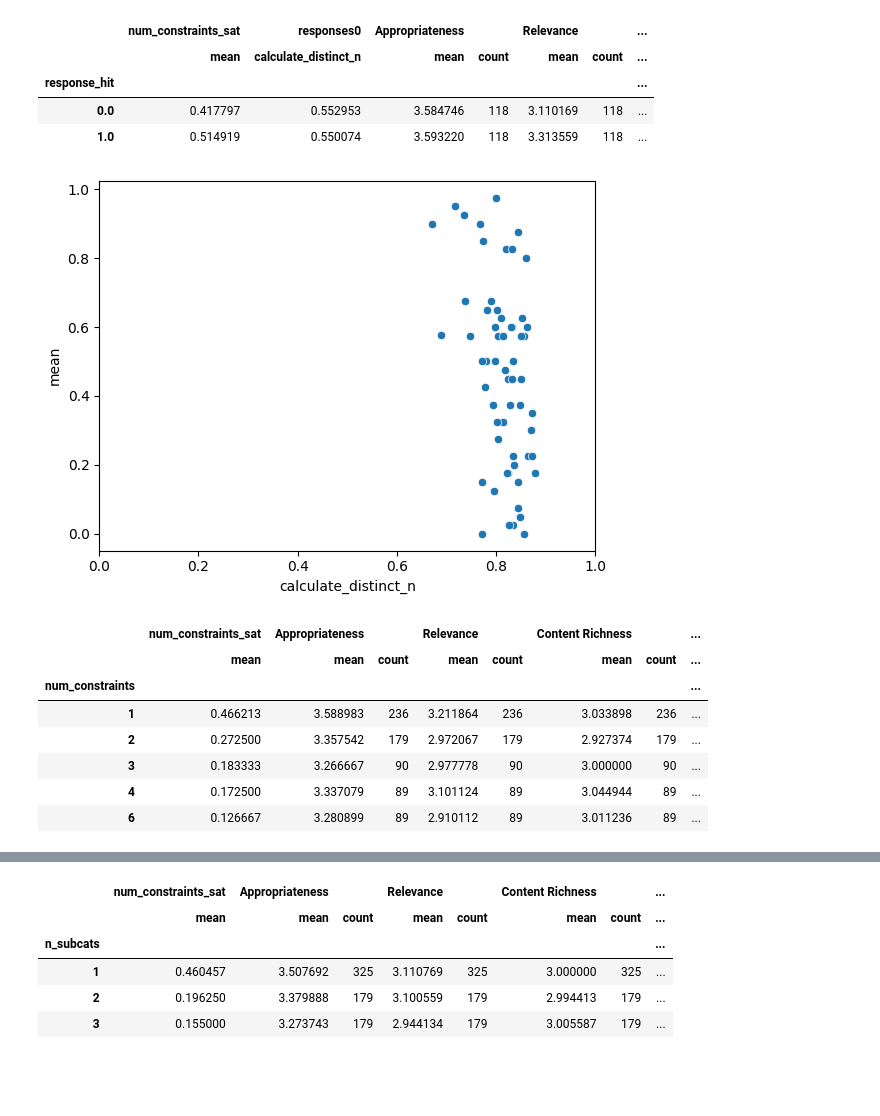
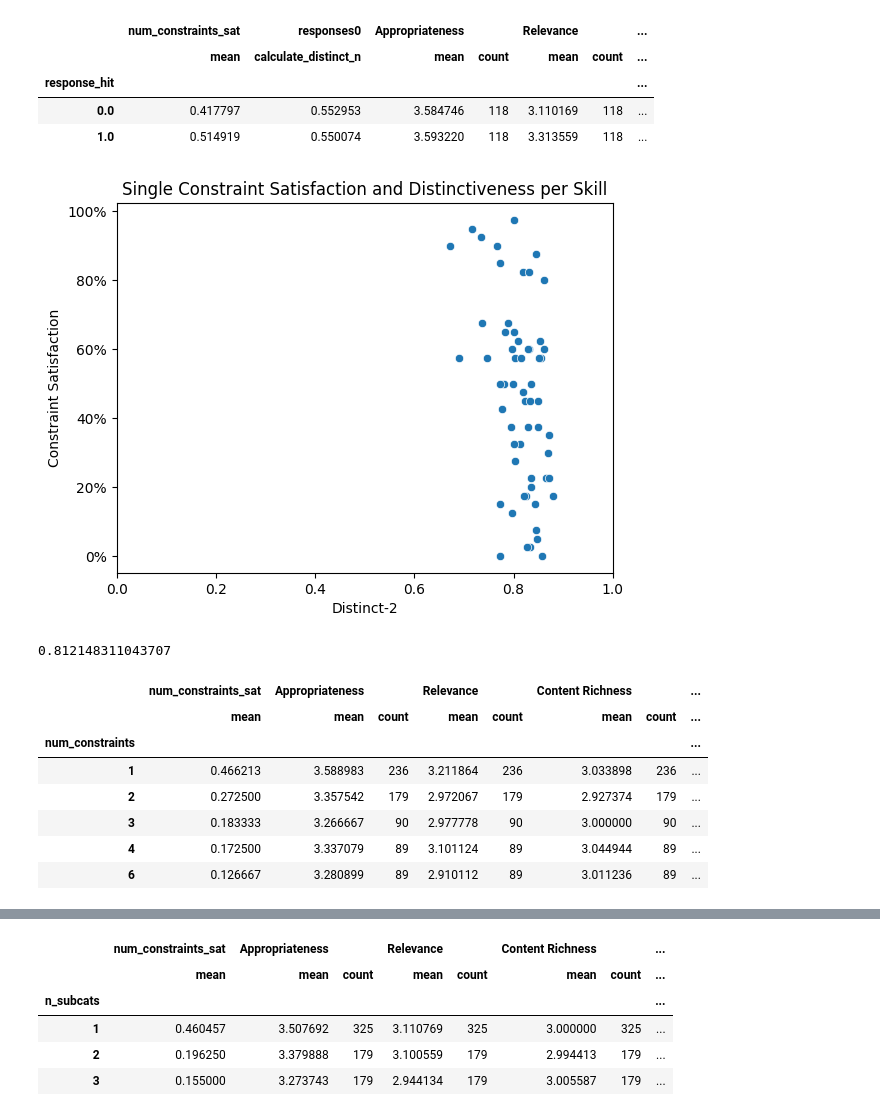
Before and after one commit to shivster2000/grammarctg, a Jupyter notebook: experiments/016_visualize_evaluation.ipynb, the cells around one changed output, grey strips where cells are left out. Cells and saved outputs as stored; diff of their text form; code cells hidden in the pictures; blank space fills up the shorter version.

```diff
--- a/experiments/016_visualize_evaluation.ipynb
+++ b/experiments/016_visualize_evaluation.ipynb
@@ -40,23 +41,33 @@ get_aggs(single_constraints, ["response_hit"], distinct=True)
 # %%
 single = get_aggs(single_constraints, ["constraint"], distinct=True)
 x=single['responses0']['calculate_distinct_n']
 y=single['num_constraints_sat']['mean']
 ax = sns.scatterplot(x=x, y=y)
+ax.set_ylabel("Constraint Satisfaction")
+ax.set_xlabel("Distinct-2")
+ax.set_title("Single Constraint Satisfaction and Distinctiveness per Skill")
+ax.set_yticklabels([f'{x:.0%}' for x in ax.get_yticks()])
 for i, txt in enumerate(single.index):
     #ax.annotate(txt, (x.iloc[i], y.iloc[i]))
     pass
 ax.axis(xmin=0.,xmax=1.)
 print("")
 # %% [output]
-[figure, old version]
+[figure, new version]
+# %%
+np.mean(single['responses0']['calculate_distinct_n'])
+# %% [output]
+0.812148311043707
 # %%
-get_aggs(results)
+per_num_constraints = get_aggs(results)
-# %% [output]
-|  | num_constraints_sat | Appropriateness |  | Relevance |  | Content Richness |  | ... |
-|  | mean | mean | count | mean | count | mean | count | ... |
-| num_constraints |  |  |  |  |  |  |  | ... |
-| 1 | 0.466213 | 3.588983 | 236 | 3.211864 | 236 | 3.033898 | 236 | ... |
-| 2 | 0.272500 | 3.357542 | 179 | 2.972067 | 179 | 2.927374 | 179 | ... |
-| 3 | 0.183333 | 3.266667 | 90 | 2.977778 | 90 | 3.000000 | 90 | ... |
-| 4 | 0.172500 | 3.337079 | 89 | 3.101124 | 89 | 3.044944 | 89 | ... |
-| 6 | 0.126667 | 3.280899 | 89 | 2.910112 | 89 | 3.011236 | 89 | ... |
+# %%
+per_num_constraints
+# %% [output]
+|  | num_constraints_sat | Appropriateness |  | Relevance |  | Content Richness |  | ... |
+|  | mean | mean | count | mean | count | mean | count | ... |
+| num_constraints |  |  |  |  |  |  |  | ... |
+| 1 | 0.466213 | 3.588983 | 236 | 3.211864 | 236 | 3.033898 | 236 | ... |
+| 2 | 0.272500 | 3.357542 | 179 | 2.972067 | 179 | 2.927374 | 179 | ... |
+| 3 | 0.183333 | 3.266667 | 90 | 2.977778 | 90 | 3.000000 | 90 | ... |
+| 4 | 0.172500 | 3.337079 | 89 | 3.101124 | 89 | 3.044944 | 89 | ... |
+| 6 | 0.126667 | 3.280899 | 89 | 2.910112 | 89 | 3.011236 | 89 | ... |
```
Also changed, not shown: parts of 8 cells of this notebook, 28 other files.
